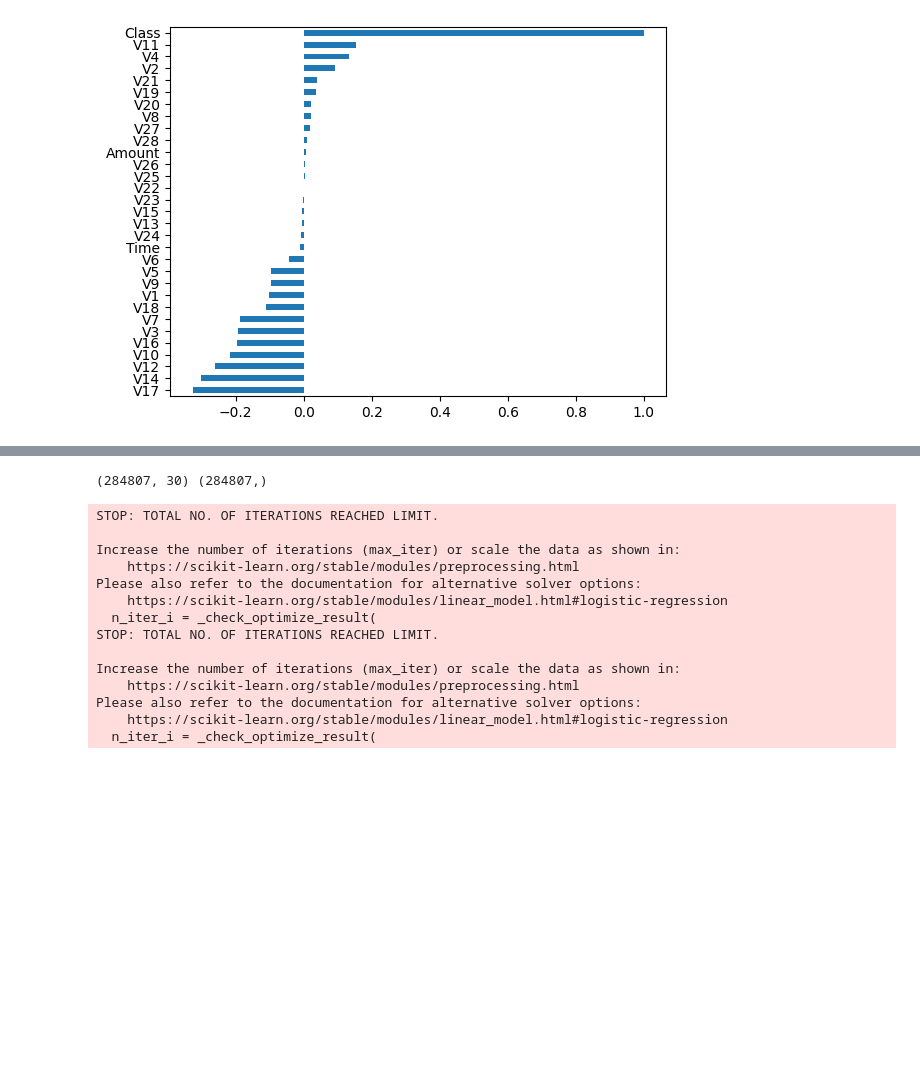
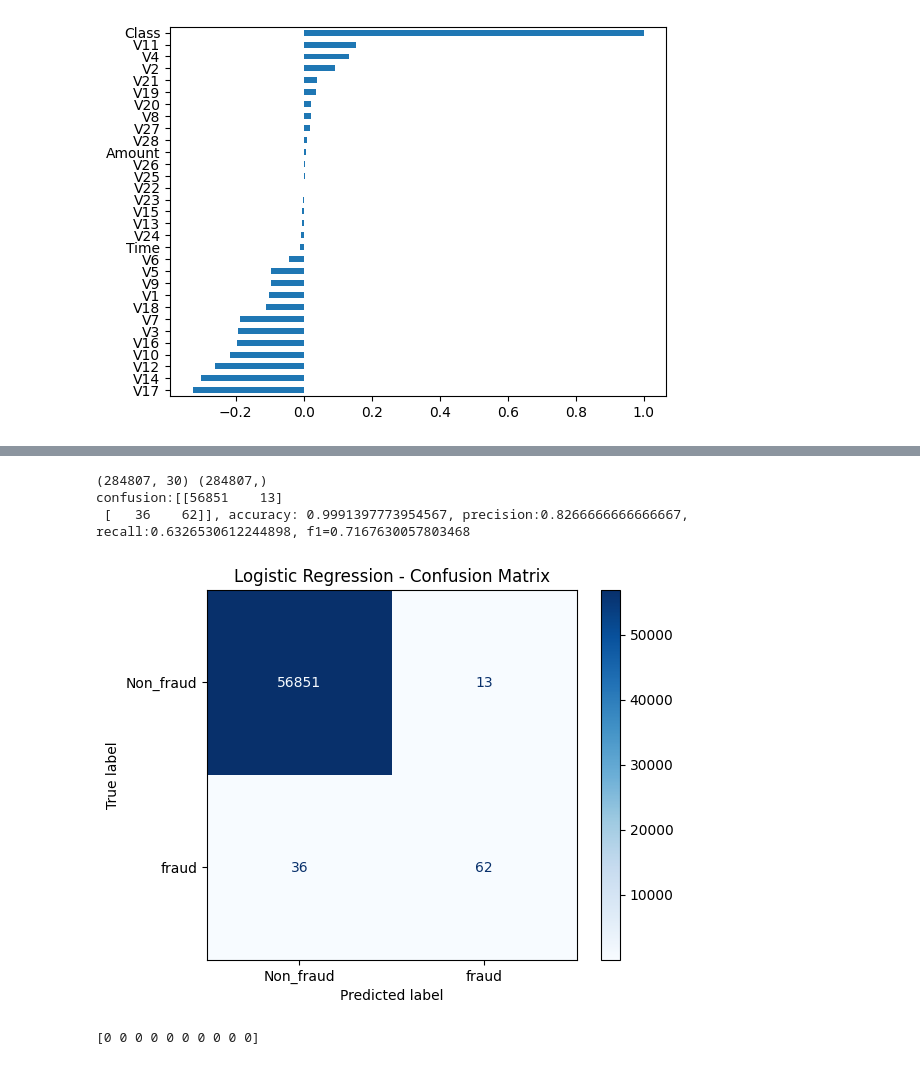
Before and after one commit to monasolgi/Credit-Card-Fraud-Detection, a Jupyter notebook: Fraud_detection.ipynb, the cells around one changed output, grey strips where cells are left out. Cells and saved outputs as stored; diff of their text form; code cells hidden in the pictures; blank space fills up the shorter version.

```diff
--- a/Fraud_detection.ipynb
+++ b/Fraud_detection.ipynb
@@ -204,29 +206,48 @@ plt.show()
-# %%
-from sklearn.linear_model import LogisticRegression
-from sklearn.model_selection import cross_val_score
-
-X=df.drop(columns=['Class'])
-y=df['Class']
-
-print(X.shape,y.shape)
-
-LR_model=LogisticRegression(max_iter=1000)
-scores=cross_val_score(LR_model, X,y, cv=5)
-
-print(scores.mean())
-# %% [output]
-(284807, 30) (284807,)
-STOP: TOTAL NO. OF ITERATIONS REACHED LIMIT.
-
-Increase the number of iterations (max_iter) or scale the data as shown in:
-    https://scikit-learn.org/stable/modules/preprocessing.html
-Please also refer to the documentation for alternative solver options:
-    https://scikit-learn.org/stable/modules/linear_model.html#logistic-regression
-  n_iter_i = _check_optimize_result(
-STOP: TOTAL NO. OF ITERATIONS REACHED LIMIT.
-
-Increase the number of iterations (max_iter) or scale the data as shown in:
-    https://scikit-learn.org/stable/modules/preprocessing.html
-Please also refer to the documentation for alternative solver options:
-    https://scikit-learn.org/stable/modules/linear_model.html#logistic-regression
-  n_iter_i = _check_optimize_result(
+# %%
+from sklearn.linear_model import LogisticRegression
+from sklearn.model_selection import train_test_split
+from sklearn.pipeline import Pipeline
+from sklearn.preprocessing import StandardScaler
+from sklearn.metrics import confusion_matrix,f1_score,recall_score, accuracy_score,precision_score
+
+X=df.drop(columns=['Class'])
+y=df['Class']
+
+X_train, X_test, y_train, y_test=train_test_split(X,y,test_size=0.2, random_state=42, stratify=y)
+#the stratify parameter ensures that both training and testing sets maintain the same proportion of classes
+
+print(X.shape,y.shape)
+
+model= Pipeline([ ('scaler', StandardScaler()),
+                    ('LR',LogisticRegression(max_iter=1000))
+
+])
+
+model.fit(X_train,y_train)
+y_pred=model.predict(X_test)
+
+#Calculate Metrics
+cm=confusion_matrix(y_test,y_pred)
+acc=accuracy_score(y_test,y_pred)
+precision=precision_score(y_test,y_pred)
+recall=recall_score(y_test,y_pred)
+f1=f1_score(y_test,y_pred)
+
+print(f'confusion:{cm}, accuracy: {acc}, precision:{precision}, recall:{recall}, f1={f1}')
+# %% [output]
+(284807, 30) (284807,)
+confusion:[[56851    13]
+ [   36    62]], accuracy: 0.9991397773954567, precision:0.8266666666666667, recall:0.6326530612244898, f1=0.7167630057803468
+# %%
+from sklearn.metrics import ConfusionMatrixDisplay
+
+cm_display=ConfusionMatrixDisplay(confusion_matrix=cm, display_labels=["Non_fraud","fraud"])
+cm_display.plot(cmap='Blues')
+plt.title("Logistic Regression - Confusion Matrix")
+plt.show()
+# %% [output]
+[figure, added]
+# %%
+print(y_pred[:10]) #1D binary array
+# %% [output]
+[0 0 0 0 0 0 0 0 0 0]
```
Also changed, not shown: parts of 10 cells of this notebook.
